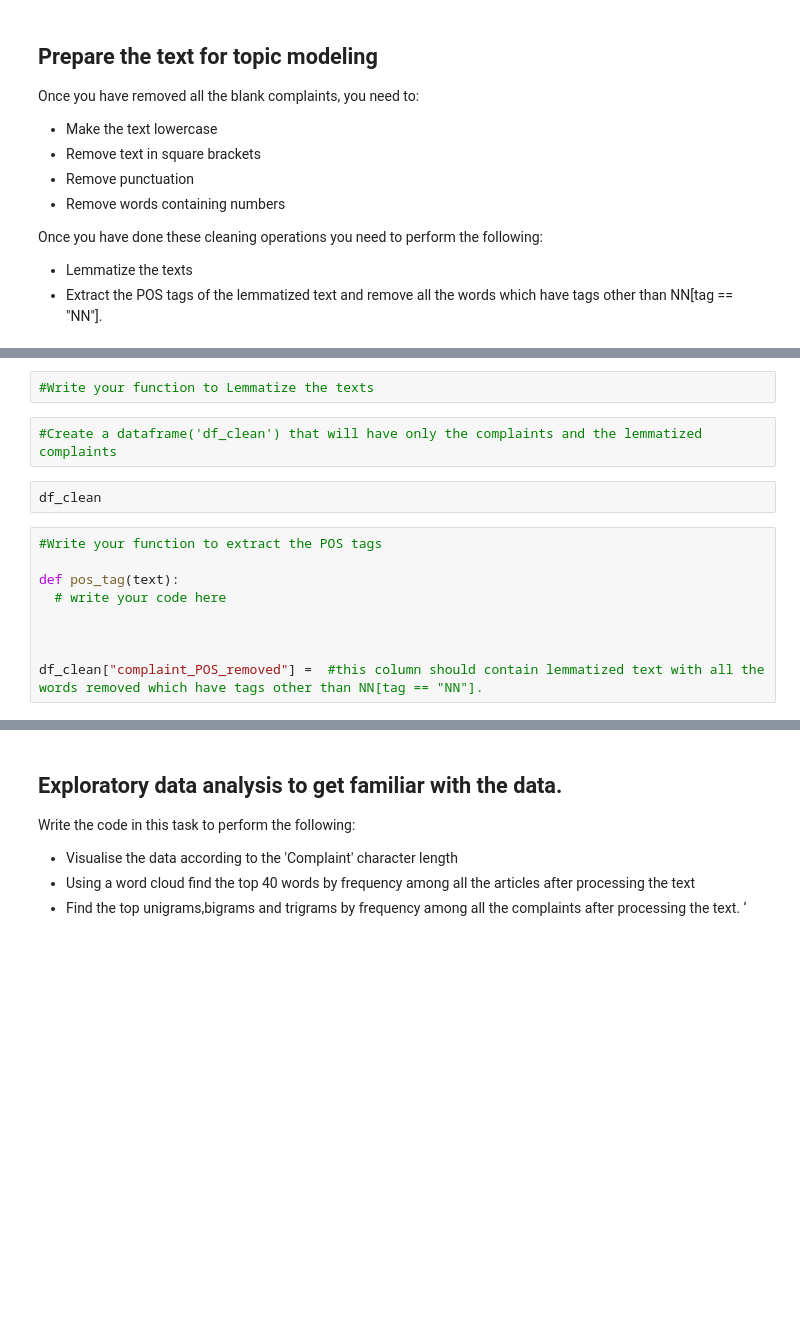
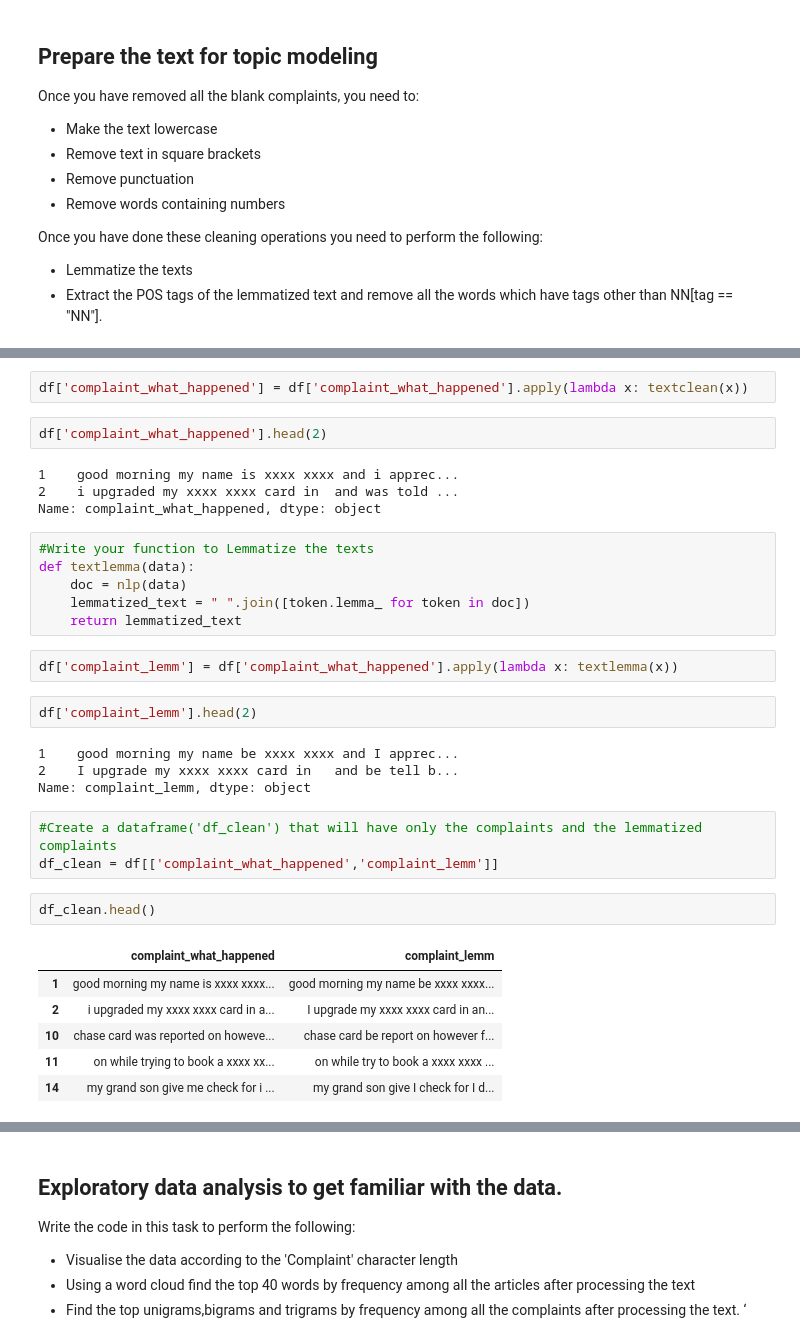
Before and after one commit to edwinttmm/MyProj, a Jupyter notebook: Automatic_Ticket_Classification_Assignment.ipynb, the cells around one changed output, grey strips where cells are left out. Drawn from its saved outputs; the diff is of its cells as text; blank space fills up the shorter version.

```diff
--- a/Automatic_Ticket_Classification_Assignment.ipynb
+++ b/Automatic_Ticket_Classification_Assignment.ipynb
@@ -228,15 +234,34 @@ Once you have done these cleaning operations you need to perform the following:
+# %%
+df['complaint_what_happened'] = df['complaint_what_happened'].apply(lambda x: textclean(x))
+# %%
+df['complaint_what_happened'].head(2)
+# %% [output]
+1    good morning my name is xxxx xxxx and i apprec...
+2    i upgraded my xxxx xxxx card in  and was told ...
+Name: complaint_what_happened, dtype: object
 # %%
 #Write your function to Lemmatize the texts
+def textlemma(data):
+    doc = nlp(data)
+    lemmatized_text = " ".join([token.lemma_ for token in doc])
+    return lemmatized_text
+# %%
+df['complaint_lemm'] = df['complaint_what_happened'].apply(lambda x: textlemma(x))
+# %%
+df['complaint_lemm'].head(2)
+# %% [output]
+1    good morning my name be xxxx xxxx and I apprec...
+2    I upgrade my xxxx xxxx card in   and be tell b...
+Name: complaint_lemm, dtype: object
 # %%
 #Create a dataframe('df_clean') that will have only the complaints and the lemmatized complaints
+df_clean = df[['complaint_what_happened','complaint_lemm']]
 # %%
-df_clean
+df_clean.head()
+# %% [output]
+|  | complaint_what_happened | complaint_lemm |
+| 1 | good morning my name is xxxx xxxx... | good morning my name be xxxx xxxx... |
+| 2 | i upgraded my xxxx xxxx card in a... | I upgrade my xxxx xxxx card in an... |
+| 10 | chase card was reported on howeve... | chase card be report on however f... |
+| 11 | on while trying to book a xxxx xx... | on while try to book a xxxx xxxx ... |
+| 14 | my grand son give me check for i ... | my grand son give I check for I d... |
-# %%
-#Write your function to extract the POS tags
-
-def pos_tag(text):
-  # write your code here
-
-
-
-df_clean["complaint_POS_removed"] =  #this column should contain lemmatized text with all the words removed which have tags other than NN[tag == "NN"].
```
Also changed, not shown: parts of 5 cells of this notebook.
